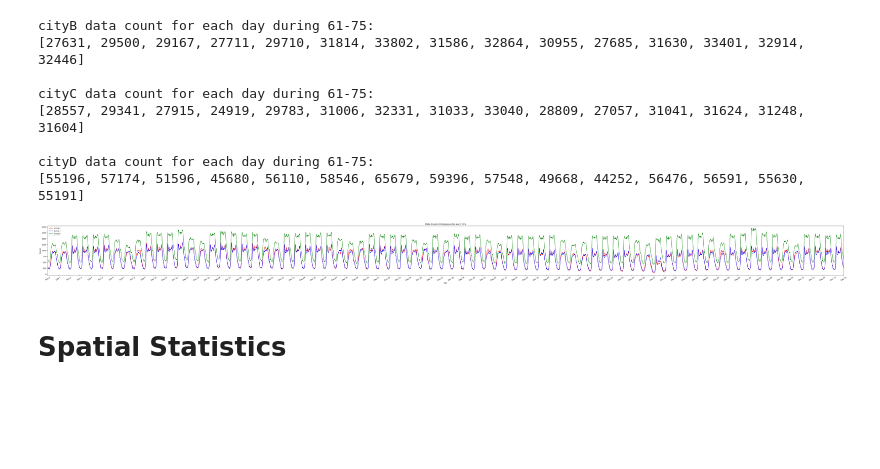
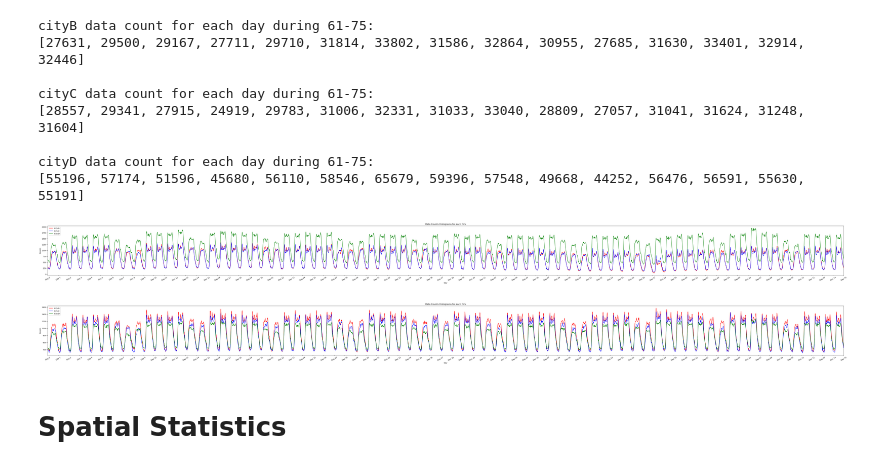
Before and after one commit to RobinsonXing/hmpc2024, a Jupyter notebook: analysis_data.ipynb, the cells around one changed output. Drawn from its saved outputs; the diff is of its cells as text; code cells hidden in the pictures; blank space fills up the shorter version.

```diff
--- a/analysis_data.ipynb
+++ b/analysis_data.ipynb
@@ -63,6 +63,10 @@ class TrajAnalysor():
             self.unmasked_days = 60
         self.masked_dataframe = df
 
+    def random_select_user(self, num_user=3000, random_seed=0):
+        """随机选取用户"""
+        random_users = self.masked_dataframe['uid'].sample(n=num_user,random_state=random_seed).unique()
+        self.masked_dataframe = self.masked_dataframe[self.masked_dataframe['uid'].isin(random_users)]
 
     # 距离统计量
     def euclidean_distance(self, group, is_sum=True):
@@ -102,15 +106,10 @@ class TrajAnalysor():
     def histogram_data_count(self):
         days = 75
         timeslots = 48
-        timestamp_counts = np.zeros(days * timeslots, dtype=int)
-
-        for _, row in self.masked_dataframe.iterrows():
-            day = row['d']
-            timeslot = row['t']
-            index = day * timeslots + timeslot
-            timestamp_counts[index] += 1
-
-        return timestamp_counts
+        data_count = np.zeros((days,timeslots), dtype=int)
+        for (day, timeslot), data in self.masked_dataframe.groupby(['d', 't']):
+            data_count[day][timeslot] += len(data)
+        return data_count.flatten()
 
     def histogram_move_count(self):
         days = 75
@@ -476,13 +475,24 @@ for city, analyser in zip(cities, [B, C, D]):
     data_count = np.zeros((75, 48))
     analyser.reinitial()
     analyser.mask_users(reverse=True)
-    for (day, timeslot), data in analyser.masked_dataframe.groupby(['d', 't']):
-        data_count[day][timeslot] += len(data)
-    data_count_arrs.append(data_count.flatten())
+    data_count_arrs.append(analyser.histogram_data_count())
 plot_histograms(data_count_arrs[0], data_count_arrs[1], data_count_arrs[2],
                 type='Data', log=False, cities=cities)
 # %% [output]
 [figure]
+# %%
+data_count_arrs = []
+cities = ['B', 'C', 'D']
+for city, analyser in zip(cities, [B, C, D]):
+    data_count = np.zeros((75, 48))
+    analyser.reinitial()
+    analyser.mask_users()
+    analyser.random_select_user()
+    data_count_arrs.append(analyser.histogram_data_count())
+plot_histograms(data_count_arrs[0], data_count_arrs[1], data_count_arrs[2],
+                type='Data', log=False, cities=cities)
+# %% [output]
+[figure, added]
 # %% [markdown]
 # Spatial Statistics
 # %%
```
